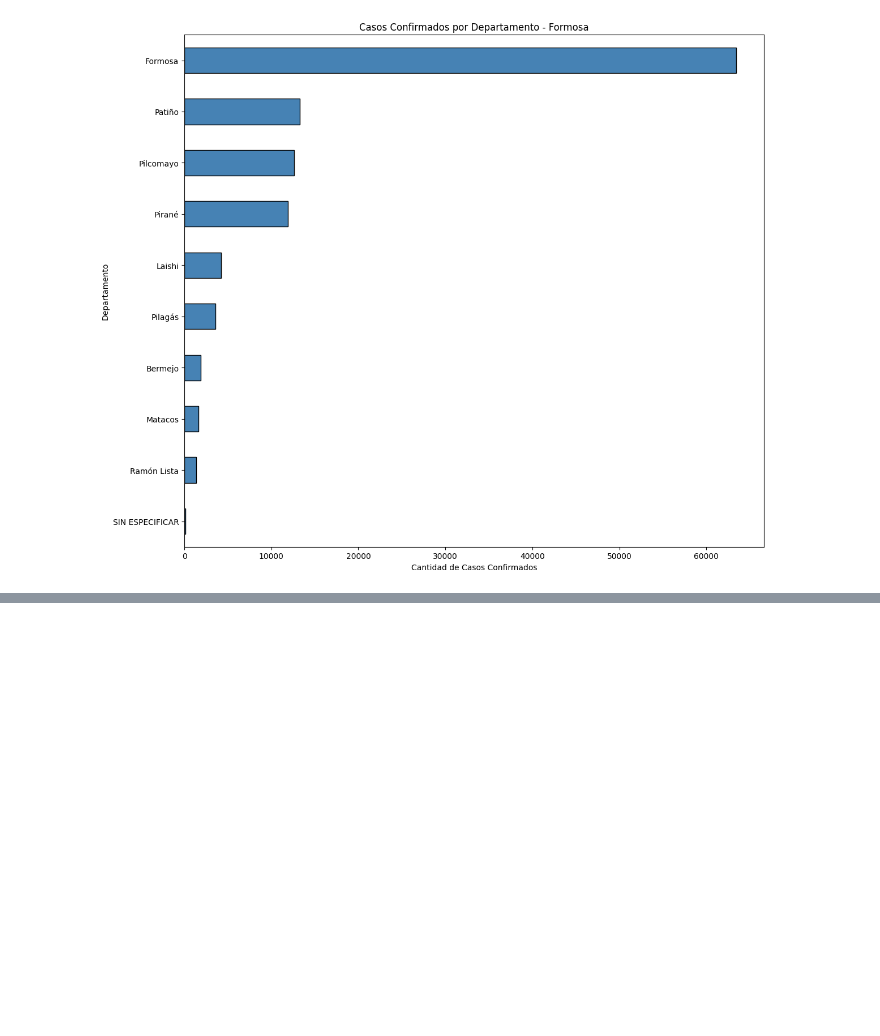
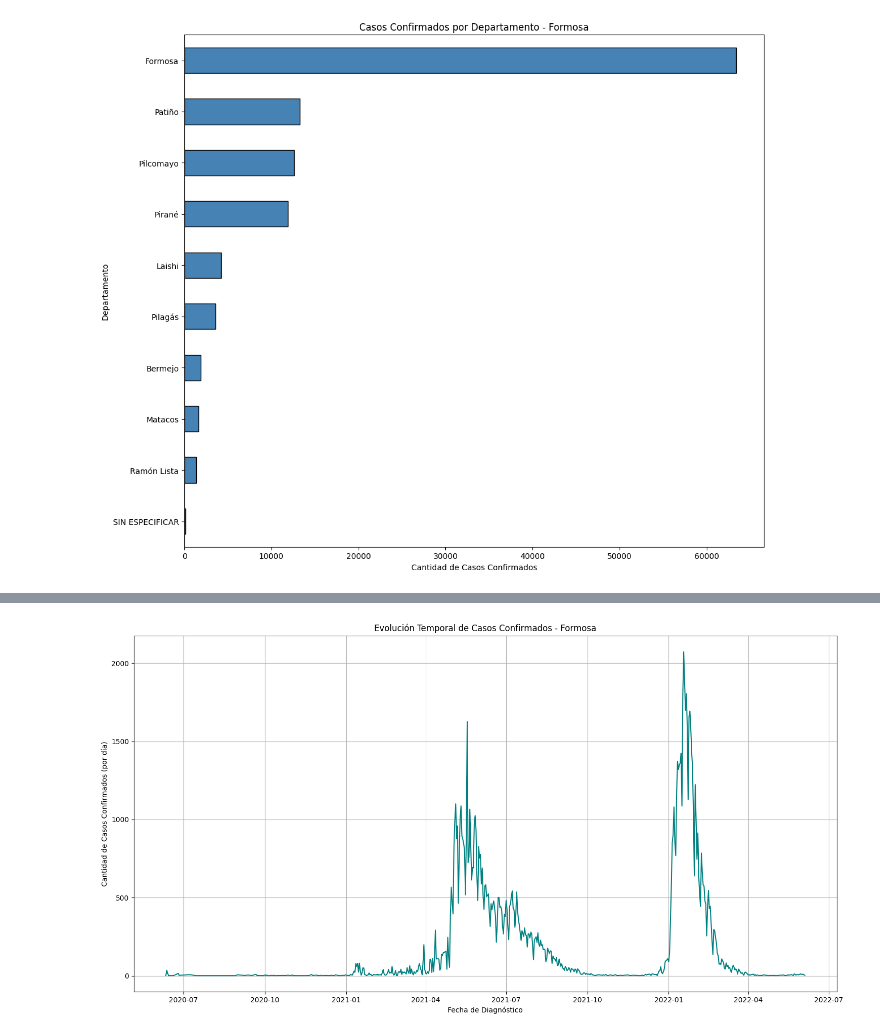
Before and after one commit to Aesirlvu/TP_BIG_DATA_II, a Jupyter notebook: etl.ipynb, the cells around one changed output, grey strips where cells are left out. Saved outputs shown, nothing was run; the diff lists cells and outputs as text; code cells hidden in the pictures; blank space fills up the shorter version.

```diff
--- a/etl.ipynb
+++ b/etl.ipynb
@@ -420,13 +420,17 @@ plt.show()
 # %%
-casos_por_fecha = df[df['clasificacion_caso'] == 'Confirmado'].groupby('fecha_diagnostico').size()
-plt.figure(figsize=(12,6))
-casos_por_fecha.plot(kind='line', color='teal')
+import seaborn as sns
+
+casos_por_fecha = df[df['clasificacion_caso'] == 'Confirmado'].groupby('fecha_diagnostico').size().reset_index(name='cantidad')
+plt.figure(figsize=(15,8))
+sns.lineplot(data=casos_por_fecha, x='fecha_diagnostico', y='cantidad', color='teal')
 plt.title('Evolución Temporal de Casos Confirmados - Formosa')
 plt.xlabel('Fecha de Diagnóstico')
-plt.ylabel('Cantidad de Casos Confirmados')
+plt.ylabel('Cantidad de Casos Confirmados (por día)')
 plt.grid(True)
 plt.tight_layout()
 plt.show()
+# %% [output]
+[figure, added]
 # %%
 casos_por_semana = df.groupby('sem_epidemiologica').size()
 plt.figure(figsize=(12,6))
```
Also changed, not shown: parts of 44 cells of this notebook, 1 other file.
